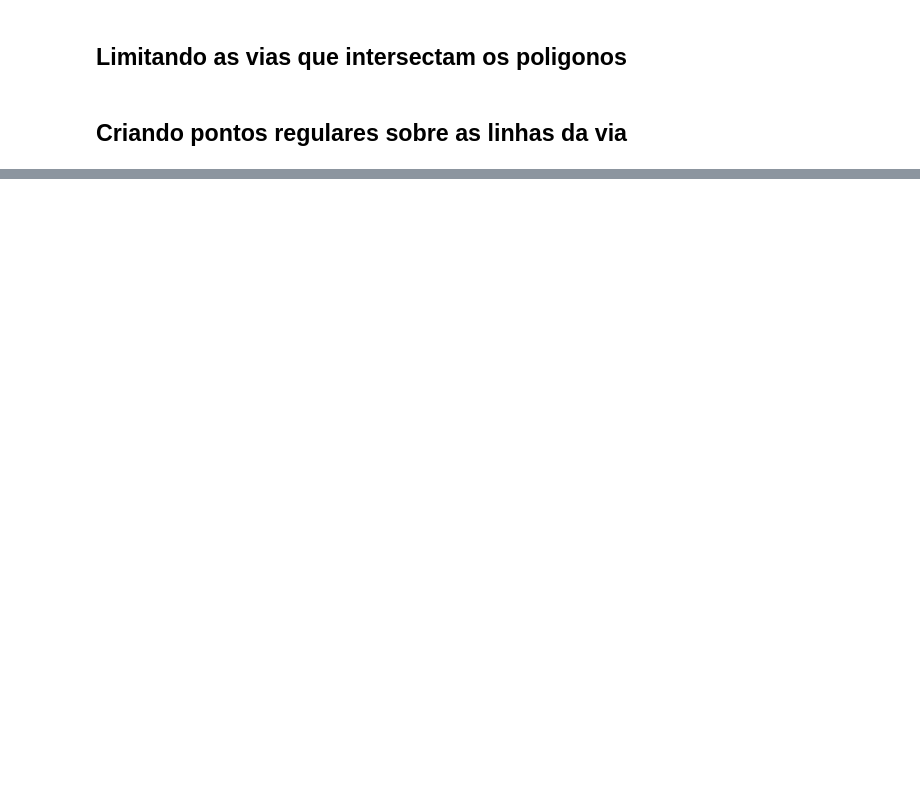
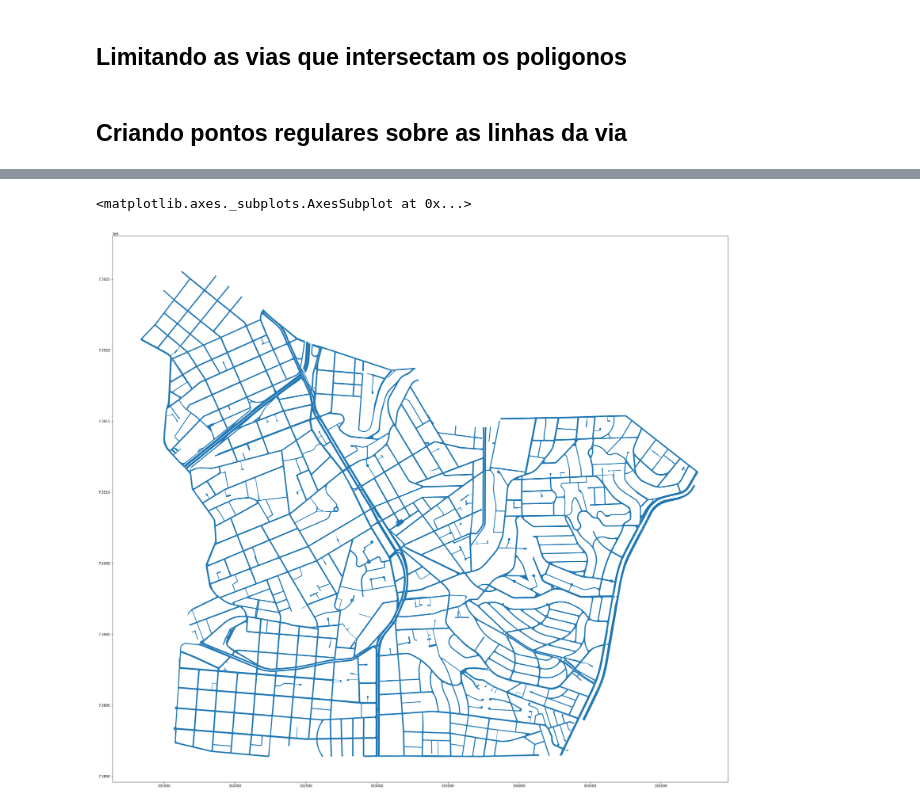
Before and after one commit to geoinfo-smdu/Poligono-de-vias, a Jupyter notebook: Calculando largura das vias.ipynb, the cells around one changed output, grey strips where cells are left out. Drawn from its saved outputs; the diff is of its cells as text; code cells hidden in the pictures; blank space fills up the shorter version.

```diff
--- a/Calculando largura das vias.ipynb
+++ b/Calculando largura das vias.ipynb
@@ -201,0 +60,8 @@ Name: geometry, Length: 12064, dtype: geometry
+# %%
+def ponto_maior_borda(g):
+    linhas_de_borda = split(MultiPoint(g.coords[:]).convex_hull.boundary, MultiPoint(g.coords[:]))
+    maior_borda = max(linhas_de_borda, key=(lambda x: x.length))
+    ponto_maior_borda = Point(maior_borda.coords[0])
+    return ponto_maior_borda
+
+df_pvias['geometry_ponto_inicial'] = gpd.GeoDataFrame(geometry=df_pvias.exterior.apply(lambda x: ponto_maior_borda(x)))
@@ -201,0 +84,12 @@ Name: geometry, Length: 12064, dtype: geometry
+# %%
+def bordas(r):
+    ponto_inicial = r.geometry.boundary.project(r.geometry_ponto_inicial, normalized=True)
+    borda = r.geometry.boundary.difference(r.geometry_ponto_inicial.buffer(1))
+    borda_merged = linemerge(borda) if borda.type != 'LineString' else borda
+    try:
+        bordas = MultiLineString([substring(borda_merged, 0, 0.5, normalized=True), substring(borda_merged, 0.5, 1, normalized=True)])
+        return bordas
+    except:
+        print(borda_merged)
+
+df_pvias['geometry_bordas'] = df_pvias.apply(lambda x: bordas(x), axis=1)
@@ -201,0 +114,5 @@ Name: geometry, Length: 12064, dtype: geometry
+# %%
+df_pvias.plot()
+# %% [output]
+<matplotlib.axes._subplots.AxesSubplot at 0x...>
+[figure, added]
```
Also changed, not shown: parts of 48 cells of this notebook, 6 other files.
